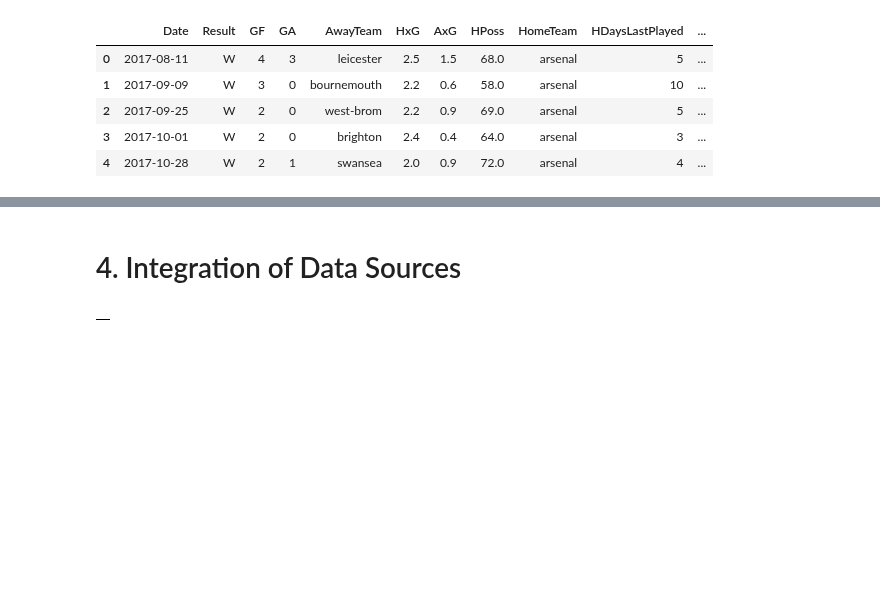
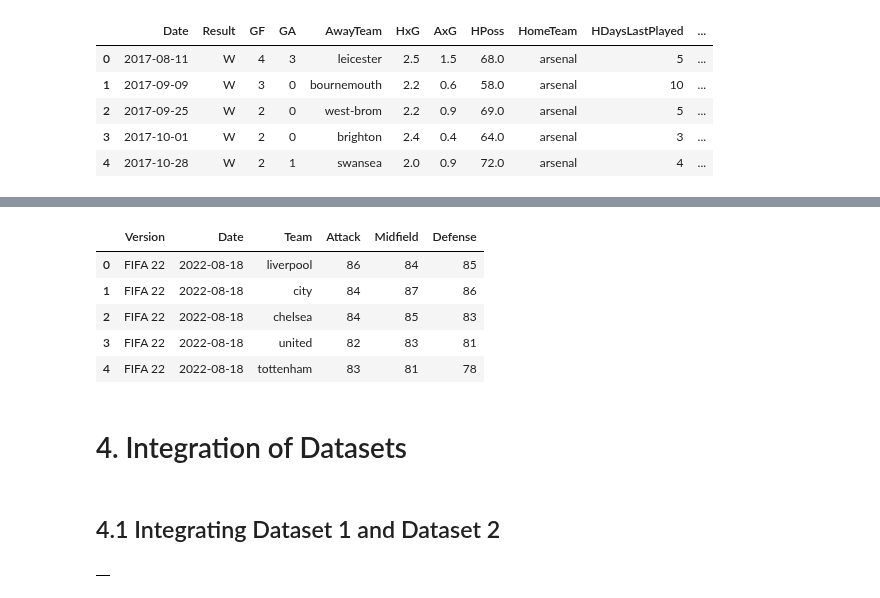
Before and after one commit to schoibs/football-match-prediction, a Jupyter notebook: 1 Data Preprocessing.ipynb, the cells around one changed output, grey strips where cells are left out. Drawn from its saved outputs; the diff is of its cells as text; code cells hidden in the pictures; blank space fills up the shorter version.

```diff
--- a/1 Data Preprocessing.ipynb
+++ b/1 Data Preprocessing.ipynb
@@ -357,5 +420,31 @@ dataset2_df.head()
+# %%
+def refactor_date(date):
+    months_dict = {'Jan': '01', 'Feb': '02', 'March': '03', 'April': '04', 'May': '05', 'June': '06',
+                   'July': '07', 'Aug': '08', 'Sept': '09', 'Oct': '10', 'Nov': '11', 'Dec': '12'}
+
+    date = date.replace(',', '')
+    date = date.replace('.', '')
+
+    # replace first word of month
+    date = date.replace(date.split()[0], months_dict[date.split()[0]])
+    date = date.replace(' ', '/')
+
+    return date
+# %%
+dataset3_df['Date'] = dataset3_df['Date'].apply(lambda date: refactor_date(date))
+dataset3_df['Date'] = pd.to_datetime(dataset3_df['Date'], format="%m/%d/%Y")
+dataset3_df.head()
+# %% [output]
+|  | Version | Date | Team | Attack | Midfield | Defense |
+| 0 | FIFA 22 | 2022-08-18 | liverpool | 86 | 84 | 85 |
+| 1 | FIFA 22 | 2022-08-18 | city | 84 | 87 | 86 |
+| 2 | FIFA 22 | 2022-08-18 | chelsea | 84 | 85 | 83 |
+| 3 | FIFA 22 | 2022-08-18 | united | 82 | 83 | 81 |
+| 4 | FIFA 22 | 2022-08-18 | tottenham | 83 | 81 | 78 |
 # %% [markdown]
-# 4. Integration of Data Sources
+# 4. Integration of Datasets
+# %% [markdown]
+## 4.1 Integrating Dataset 1 and Dataset 2
 # %%
 df
 # %% [output]
```
Also changed, not shown: parts of 11 cells of this notebook, 3 other files.
